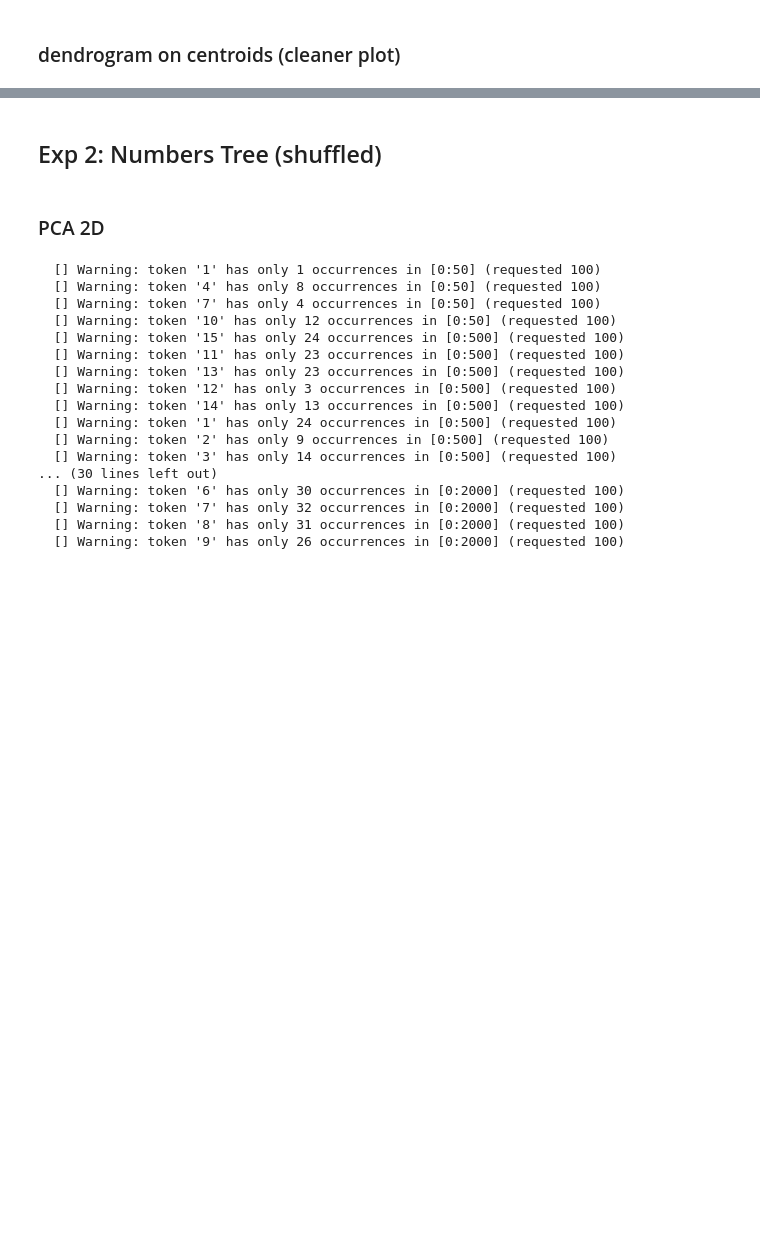
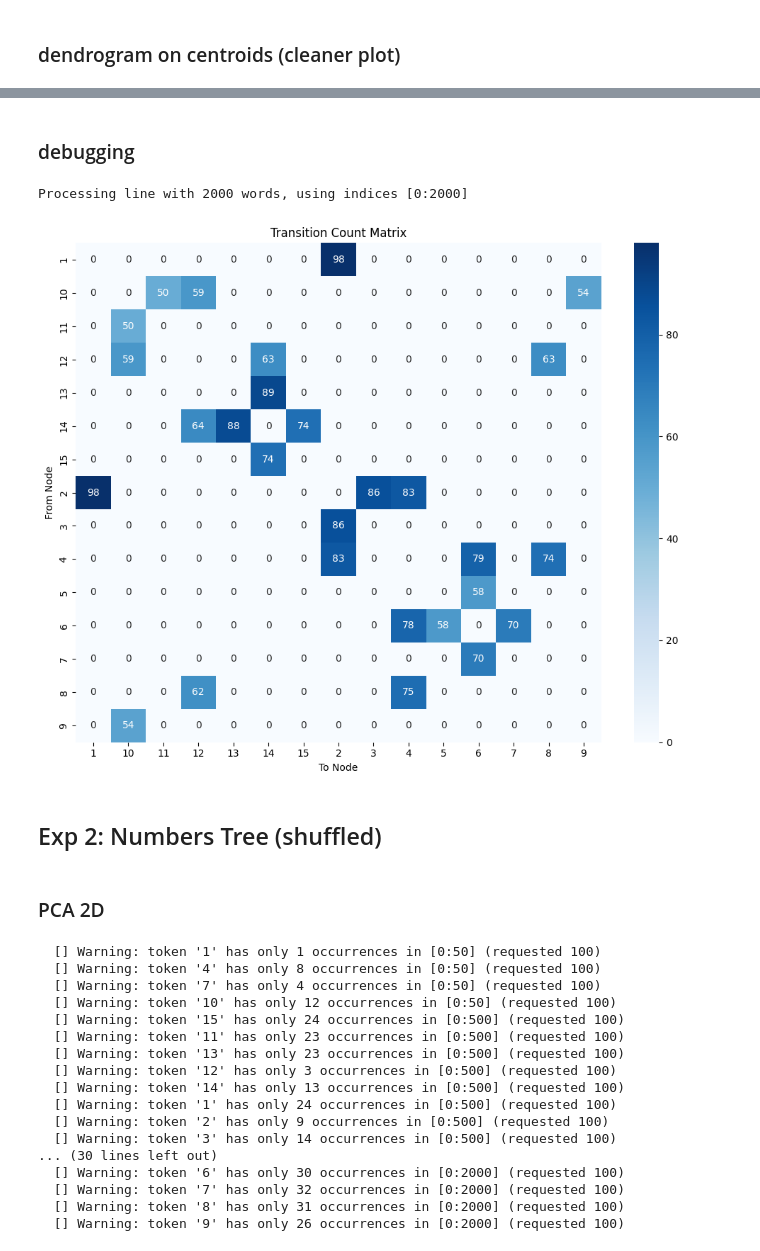
Before and after one commit to Project-Hindenburg/hico, a Jupyter notebook: notebooks/plot_trees.ipynb, the cells around one changed output, grey strips where cells are left out. Drawn from its saved outputs; the diff is of its cells as text; code cells hidden in the pictures; blank space fills up the shorter version.

```diff
--- a/notebooks/plot_trees.ipynb
+++ b/notebooks/plot_trees.ipynb
@@ -140,3 +152,12 @@ Processing context length: 2000
+# %% [markdown]
+### debugging
+# %%
+_,_,_ = process_rw_file(
+    "../data/one_random_walk/tree_numbers/bin_tree_one_rw_2000.txt"
+   )
+# %% [output]
+Processing line with 2000 words, using indices [0:2000]
+[figure, added]
 # %% [markdown]
 ## Exp 2: Numbers Tree (shuffled)
 # %%
```
Also changed, not shown: parts of 13 cells of this notebook, 3 other files.
